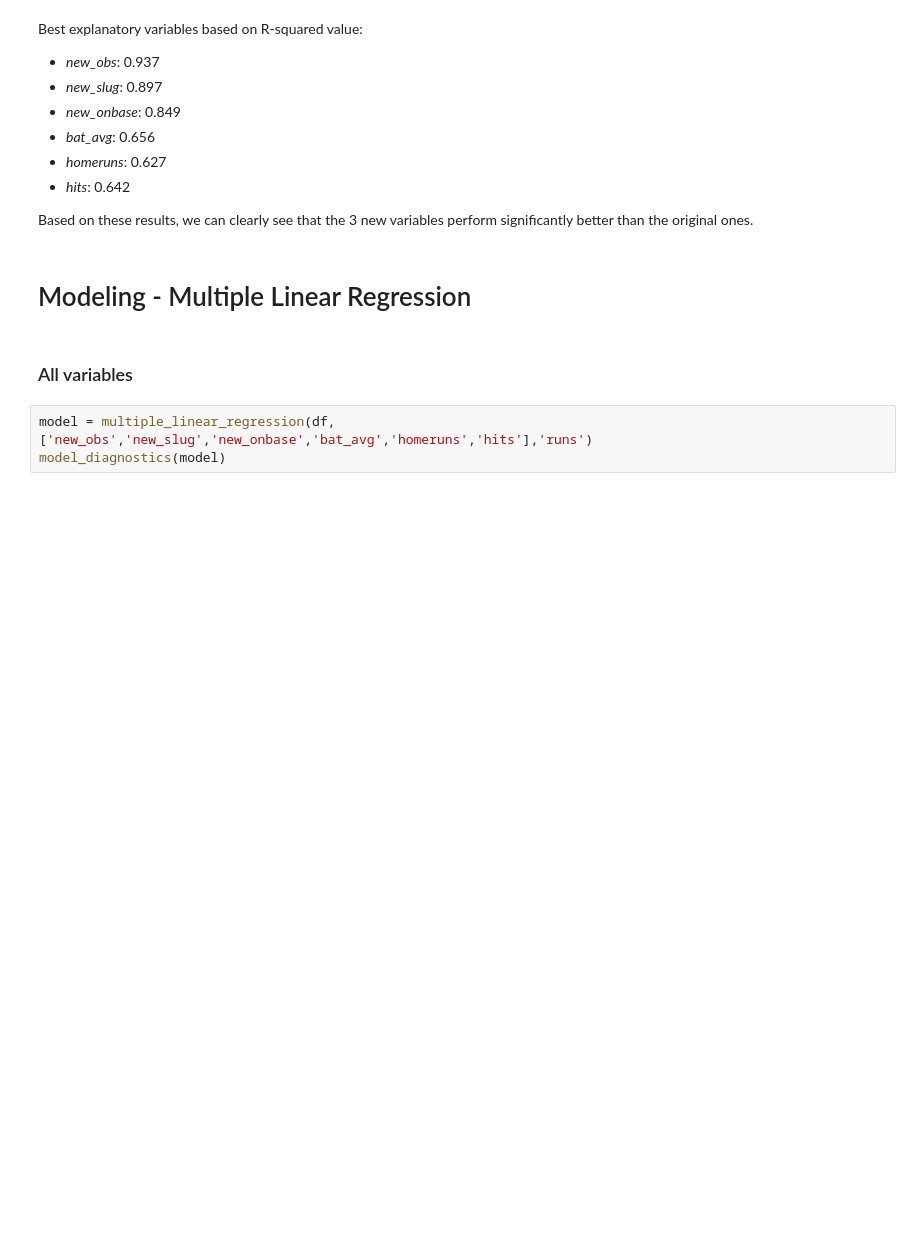
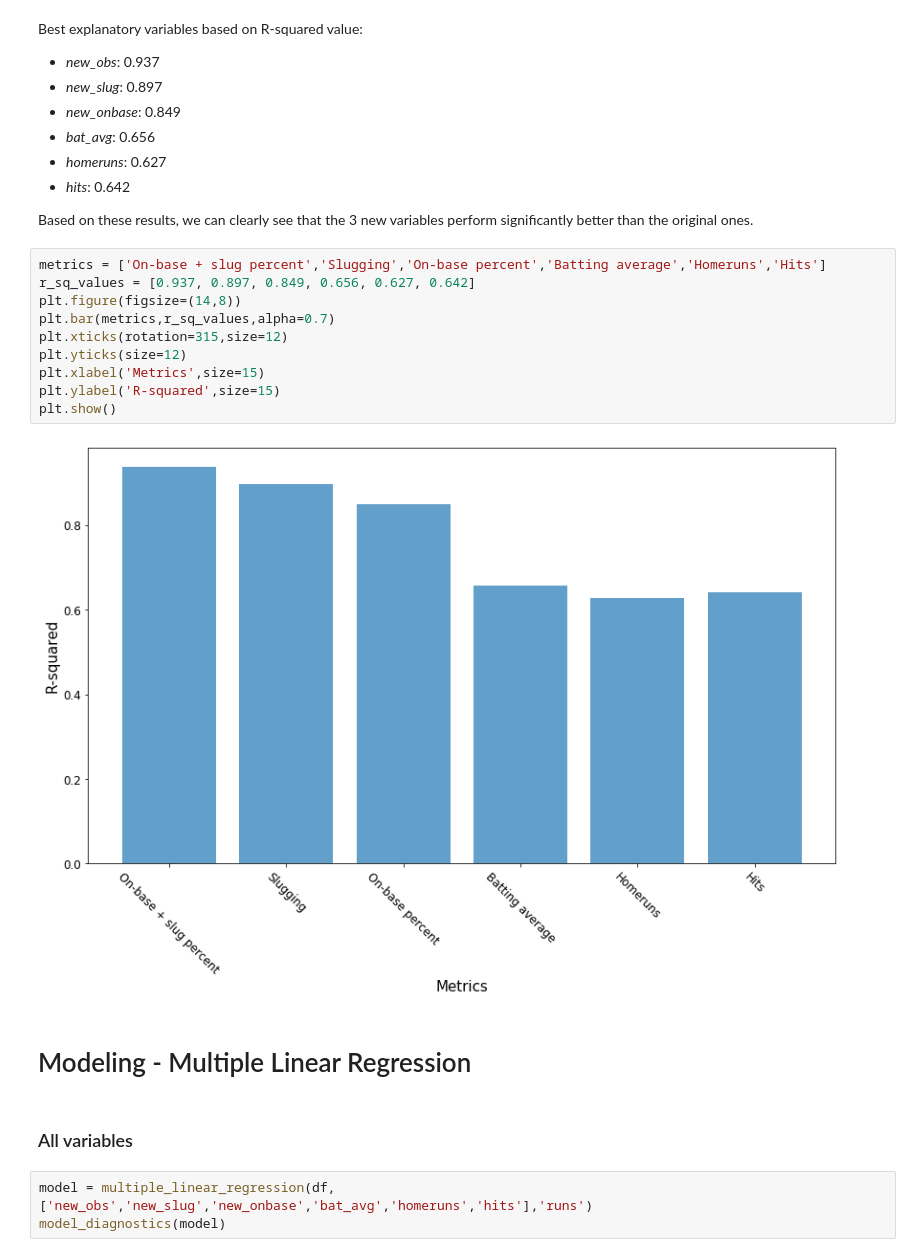
Before and after one commit to saychelsea11/Moneyball_Linear_Regression, a Jupyter notebook: Moneyball_Linear_Regression.ipynb, the cells around one changed output. Cells and saved outputs as stored; diff of their text form; blank space fills up the shorter version.

Commit message:
Added bar chart to visualize R-squared values for each independent variable used in the linear regression model.

```diff
--- a/Moneyball_Linear_Regression.ipynb
+++ b/Moneyball_Linear_Regression.ipynb
@@ -358,6 +358,18 @@ Best explanatory variables based on R-squared value:
 - *hits*: 0.642
 
 Based on these results, we can clearly see that the 3 new variables perform significantly better than the original ones.
+# %%
+metrics = ['On-base + slug percent','Slugging','On-base percent','Batting average','Homeruns','Hits']
+r_sq_values = [0.937, 0.897, 0.849, 0.656, 0.627, 0.642]
+plt.figure(figsize=(14,8))
+plt.bar(metrics,r_sq_values,alpha=0.7)
+plt.xticks(rotation=315,size=12)
+plt.yticks(size=12)
+plt.xlabel('Metrics',size=15)
+plt.ylabel('R-squared',size=15)
+plt.show()
+# %% [output]
+[figure, added]
 # %% [markdown]
 # Modeling - Multiple Linear Regression
 # %% [markdown]
```
Also changed, not shown: parts of 13 cells of this notebook.
